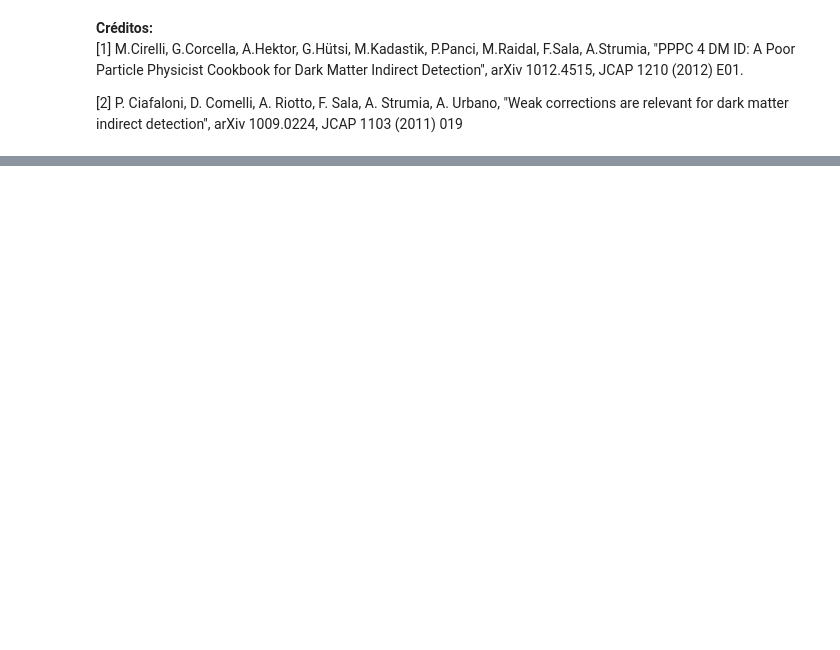
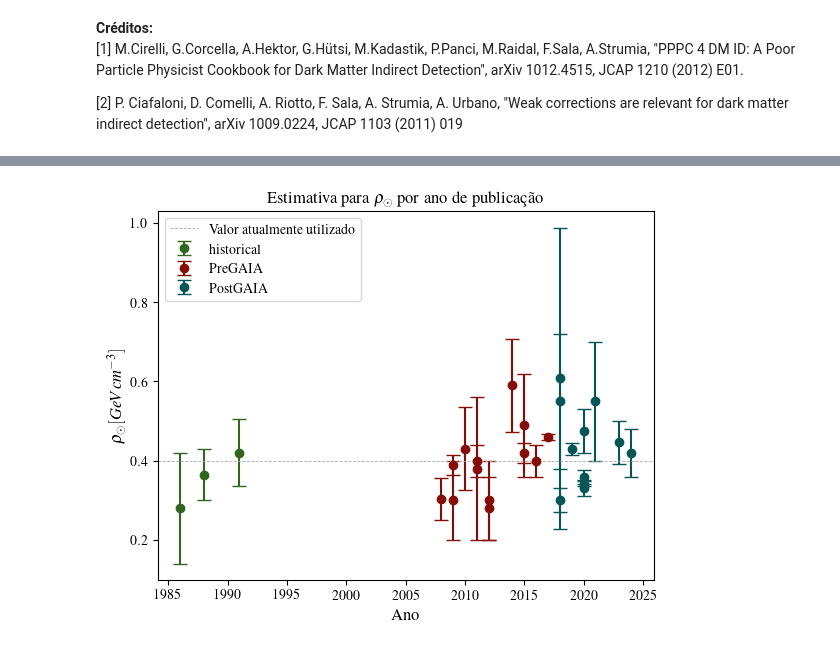
Before and after one commit to lrochacastro/Perfis-da-Materia-Escura, a Jupyter notebook: Perfis de Matéria Escura - Otimizado.ipynb, the cells around one changed output, grey strips where cells are left out. Saved outputs shown, nothing was run; the diff lists cells and outputs as text; code cells hidden in the pictures; blank space fills up the shorter version.

Commit message:
Add rho_sol_dm data plot

```diff
--- a/Perfis de Matéria Escura - Otimizado.ipynb
+++ b/Perfis de Matéria Escura - Otimizado.ipynb
@@ -699,0 +706,41 @@ plt.show()
+# %%
+arquivo_rho_sol_dm = Path("data") / "rho_sol_dm.txt"
+
+df = pd.read_csv(
+    arquivo_rho_sol_dm,
+    delim_whitespace=True,
+    comment="#",
+    encoding="utf-8")
+
+erro_max = list(df['err_max'])
+erro_min = list(df['err_min'])
+erros_dados = [erro_min, erro_max]
+
+colors = {'historical': '#31661e', 'PreGAIA': '#880c05', 'PostGAIA': '#045659'}
+# %%
+#Difinindo o plot dos dados como função para melhorar a perfomance do código
+def plot_rho_ano():
+    ax.errorbar(df.loc[mask, "year"], df.loc[mask, 'rho'],
+                yerr=np.array(erros_dados)[:, mask],
+                fmt='o',
+                color=cor,
+                ecolor=cor,
+                capsize=5,
+                linestyle='None',
+                label=tipo)
+# %%
+fig, ax = plt.subplots()
+
+for tipo, cor in colors.items():
+    mask = df['type'] == tipo
+    plot_rho_ano()
+
+#Adicionando elementos do plot
+ax.axhline(y = 0.4, color = 'darkgrey', linestyle='--',
+           linewidth=0.6, label='Valor atualmente utilizado')
+ax.legend(loc='best')
+ax.set_title(r'Estimativa para $\rho_{\odot}$ por ano de publicação')
+ax.set_ylabel(r'$\rho_{\odot} [GeV cm^{-3}]$', size=12)
+ax.set_xlabel('Ano', size=12);
+# %% [output]
+[figure, added]
```
Also changed, not shown: parts of 5 cells of this notebook.
